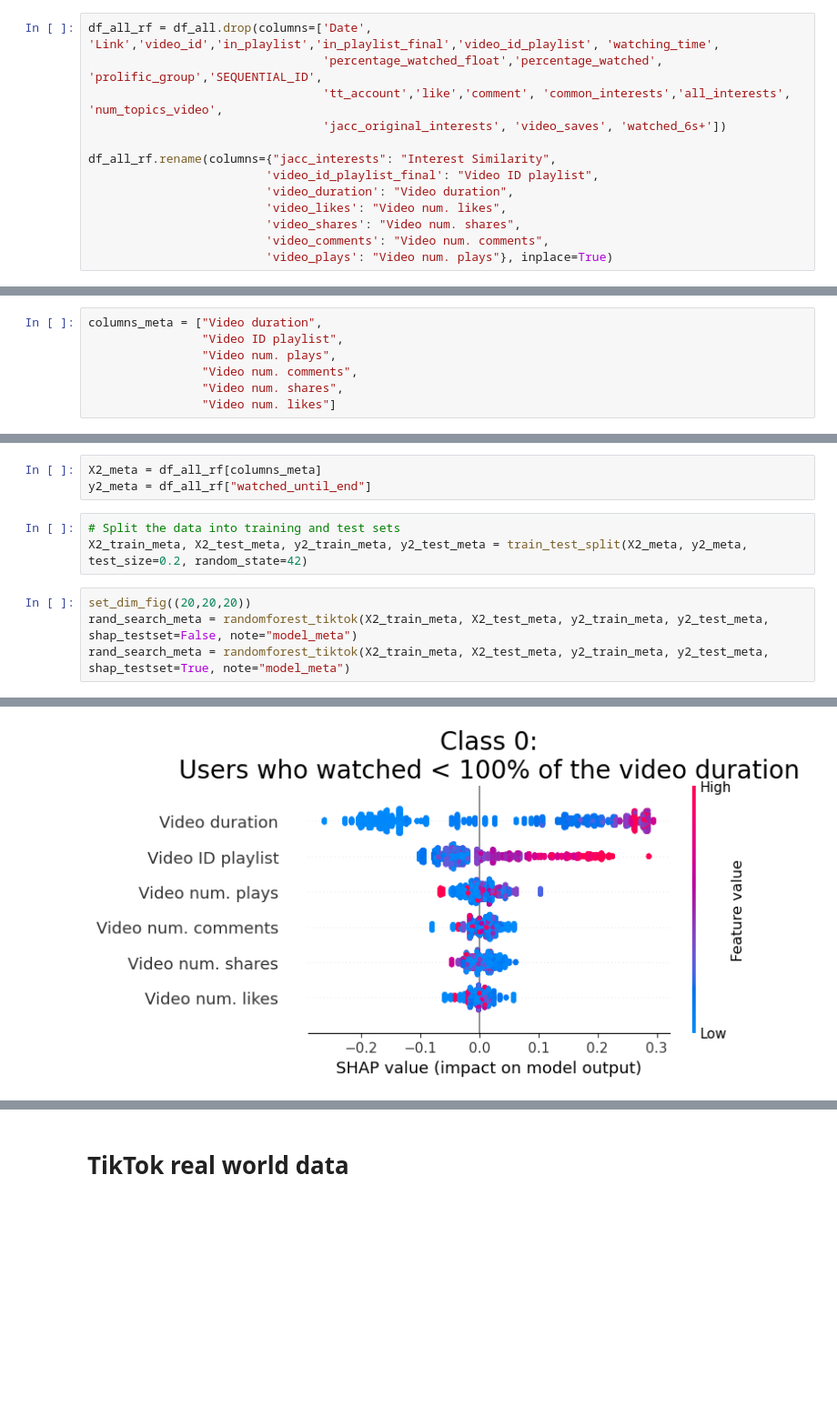
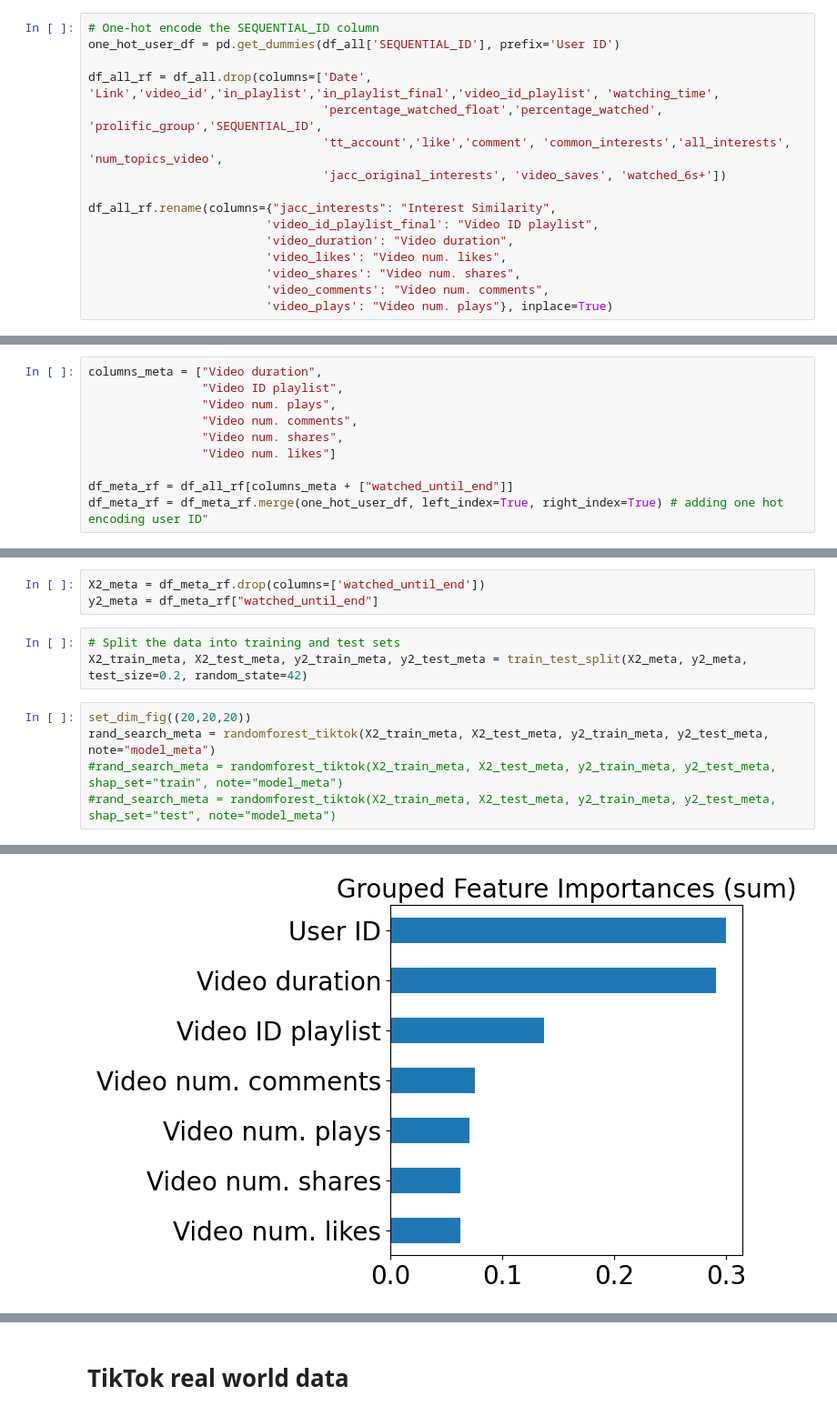
Before and after one commit to carolcoimbra/unpredictable-tiktok, a Jupyter notebook: classifier-rf.ipynb, the cells around one changed output, grey strips where cells are left out. Shown at 91% size. Cells and saved outputs as stored; diff of their text form; blank space fills up the shorter version.

```diff
--- a/classifier-rf.ipynb
+++ b/classifier-rf.ipynb
@@ -581,6 +639,9 @@ Total participants:  80
 # %% [markdown]
 ## Feature selection
 # %%
+# One-hot encode the SEQUENTIAL_ID column
+one_hot_user_df = pd.get_dummies(df_all['SEQUENTIAL_ID'], prefix='User ID')
+
 df_all_rf = df_all.drop(columns=['Date', 'Link','video_id','in_playlist','in_playlist_final','video_id_playlist', 'watching_time',
                                  'percentage_watched_float','percentage_watched', 'prolific_group','SEQUENTIAL_ID',
                                  'tt_account','like','comment', 'common_interests','all_interests', 'num_topics_video',
@@ -650,3 +706,6 @@ columns_meta = ["Video duration",
                 "Video num. comments",
                 "Video num. shares",
                 "Video num. likes"]
+
+df_meta_rf = df_all_rf[columns_meta + ["watched_until_end"]]
+df_meta_rf = df_meta_rf.merge(one_hot_user_df, left_index=True, right_index=True) # adding one hot encoding user ID"
@@ -675,11 +728,12 @@ df_meta_dedup
 # %%
-X2_meta = df_all_rf[columns_meta]
-y2_meta = df_all_rf["watched_until_end"]
+X2_meta = df_meta_rf.drop(columns=['watched_until_end'])
+y2_meta = df_meta_rf["watched_until_end"]
 # %%
 # Split the data into training and test sets
 X2_train_meta, X2_test_meta, y2_train_meta, y2_test_meta = train_test_split(X2_meta, y2_meta, test_size=0.2, random_state=42)
 # %%
 set_dim_fig((20,20,20))
-rand_search_meta = randomforest_tiktok(X2_train_meta, X2_test_meta, y2_train_meta, y2_test_meta, shap_testset=False, note="model_meta")
-rand_search_meta = randomforest_tiktok(X2_train_meta, X2_test_meta, y2_train_meta, y2_test_meta, shap_testset=True, note="model_meta")
+rand_search_meta = randomforest_tiktok(X2_train_meta, X2_test_meta, y2_train_meta, y2_test_meta, note="model_meta")
+#rand_search_meta = randomforest_tiktok(X2_train_meta, X2_test_meta, y2_train_meta, y2_test_meta, shap_set="train", note="model_meta")
+#rand_search_meta = randomforest_tiktok(X2_train_meta, X2_test_meta, y2_train_meta, y2_test_meta, shap_set="test", note="model_meta")
 # %% [output]
@@ -698 +751 @@ Generating SHAP beeswarm plot for class 0
-[figure, old version]
+[figure, new version]
```
Also changed, not shown: parts of 20 cells of this notebook, 38 other files.
